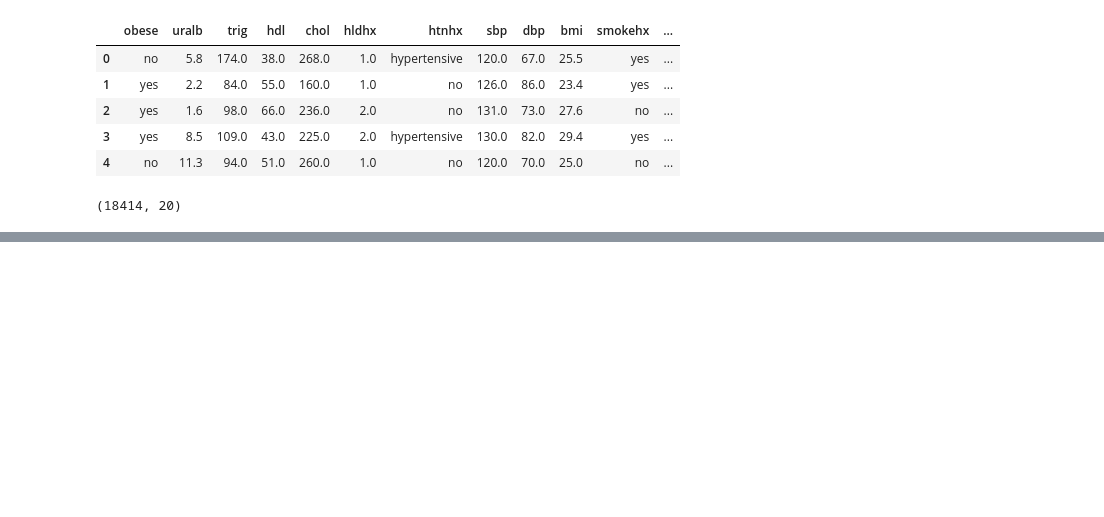
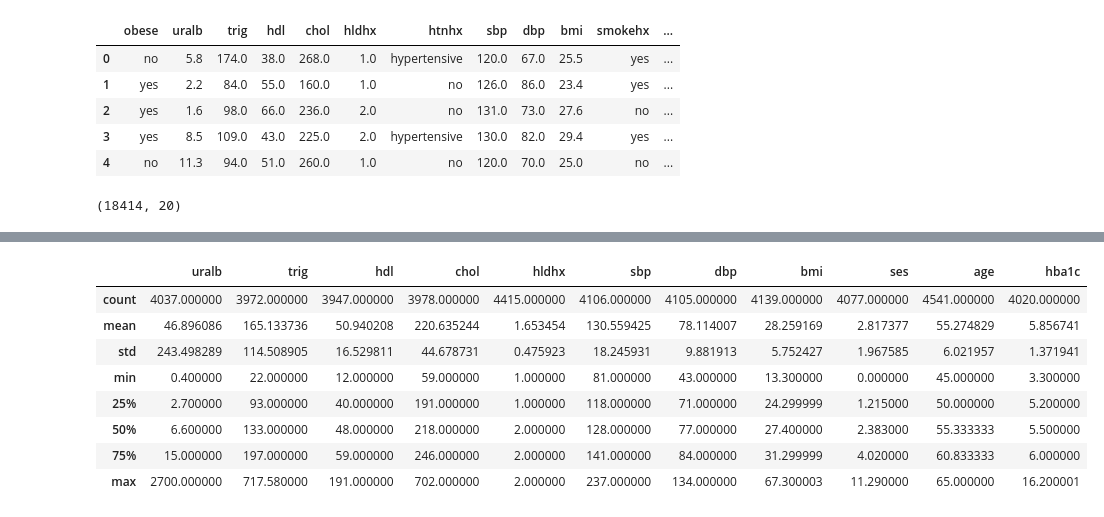
Before and after one commit to jibinmathew69/Nhanes, a Jupyter notebook: Nhanes3.ipynb, the cells around one changed output, grey strips where cells are left out. Saved outputs shown, nothing was run; the diff lists cells and outputs as text; code cells hidden in the pictures; blank space fills up the shorter version.

```diff
--- a/Nhanes3.ipynb
+++ b/Nhanes3.ipynb
@@ -62,0 +273,16 @@ data.shape
+# %%
+data.loc[data['trig'] > np.nanpercentile(data['trig'], 99), 'trig'] = np.nanpercentile(data['trig'], 99)
+# %%
+data.loc[data['uralb'] > np.nanpercentile(data['uralb'], 99.5), 'uralb'] = np.nanpercentile(data['uralb'], 99.5)
+# %%
+data.describe()
+# %% [output]
+|  | uralb | trig | hdl | chol | hldhx | sbp | dbp | bmi | ses | age | hba1c |
+| count | 4037.000000 | 3972.000000 | 3947.000000 | 3978.000000 | 4415.000000 | 4106.000000 | 4105.000000 | 4139.000000 | 4077.000000 | 4541.000000 | 4020.000000 |
+| mean | 46.896086 | 165.133736 | 50.940208 | 220.635244 | 1.653454 | 130.559425 | 78.114007 | 28.259169 | 2.817377 | 55.274829 | 5.856741 |
+| std | 243.498289 | 114.508905 | 16.529811 | 44.678731 | 0.475923 | 18.245931 | 9.881913 | 5.752427 | 1.967585 | 6.021957 | 1.371941 |
+| min | 0.400000 | 22.000000 | 12.000000 | 59.000000 | 1.000000 | 81.000000 | 43.000000 | 13.300000 | 0.000000 | 45.000000 | 3.300000 |
+| 25% | 2.700000 | 93.000000 | 40.000000 | 191.000000 | 1.000000 | 118.000000 | 71.000000 | 24.299999 | 1.215000 | 50.000000 | 5.200000 |
+| 50% | 6.600000 | 133.000000 | 48.000000 | 218.000000 | 2.000000 | 128.000000 | 77.000000 | 27.400000 | 2.383000 | 55.333333 | 5.500000 |
+| 75% | 15.000000 | 197.000000 | 59.000000 | 246.000000 | 2.000000 | 141.000000 | 84.000000 | 31.299999 | 4.020000 | 60.833333 | 6.000000 |
+| max | 2700.000000 | 717.580000 | 191.000000 | 702.000000 | 2.000000 | 237.000000 | 134.000000 | 67.300003 | 11.290000 | 65.000000 | 16.200001 |
```
Also changed, not shown: parts of 35 cells of this notebook.
